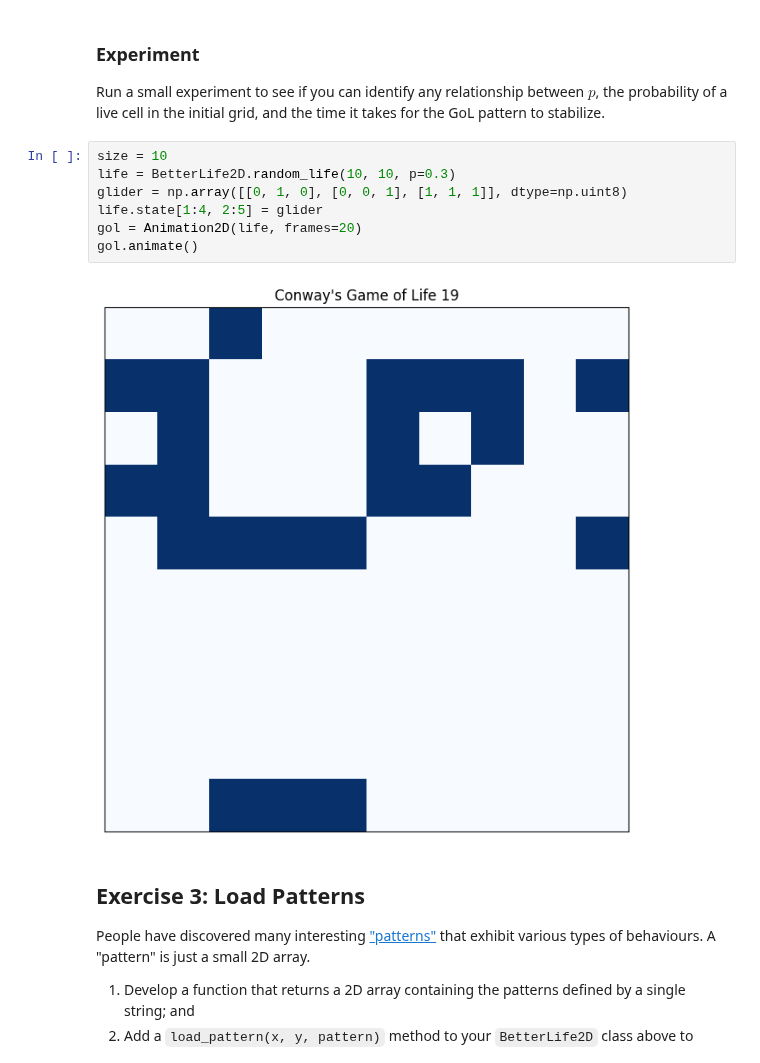
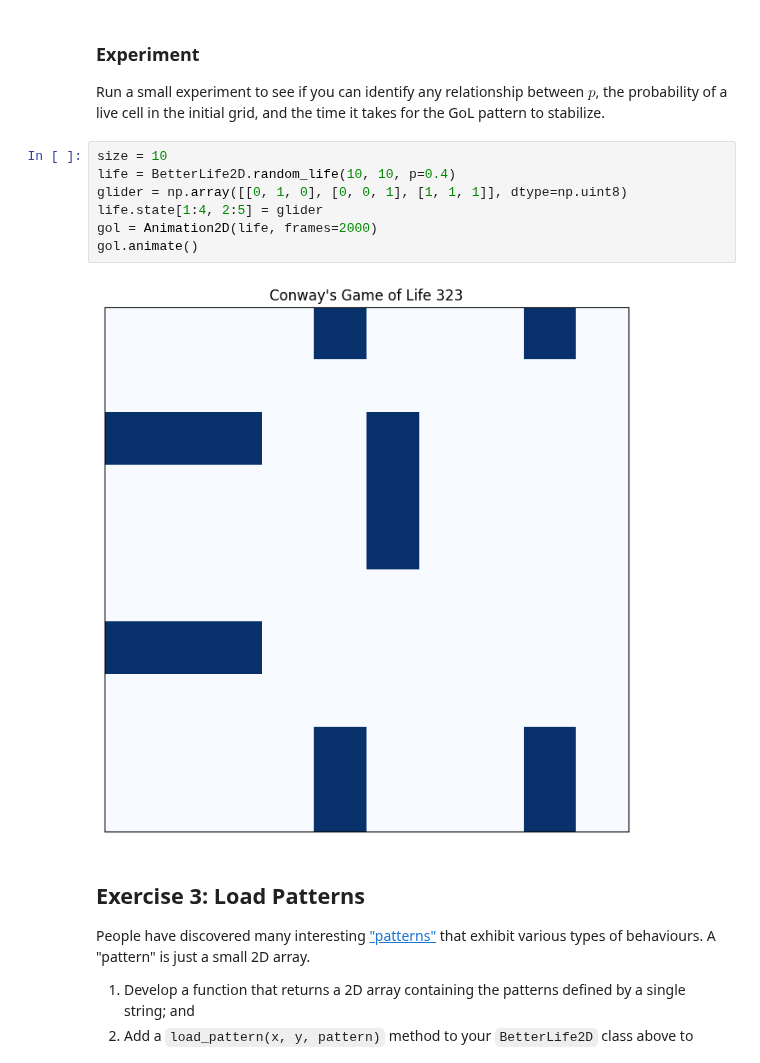
Before and after one commit to arsh20004/comp215, a Jupyter notebook: labs/lab08_GoL.ipynb, the cells around one changed output. Drawn from its saved outputs; the diff is of its cells as text.

```diff
--- a/labs/lab08_GoL.ipynb
+++ b/labs/lab08_GoL.ipynb
@@ -202,13 +202,13 @@ class BetterLife2D(Life2D):
 Run a small experiment to see if you can identify any relationship between $p$, the probability of a live cell in the initial grid, and the time it takes for the GoL pattern to stabilize.
 # %%
 size = 10
-life = BetterLife2D.random_life(10, 10, p=0.3)
+life = BetterLife2D.random_life(10, 10, p=0.4)
 glider = np.array([[0, 1, 0], [0, 0, 1], [1, 1, 1]], dtype=np.uint8)
 life.state[1:4, 2:5] = glider
-gol = Animation2D(life, frames=20)
+gol = Animation2D(life, frames=2000)
 gol.animate()
 # %% [output]
-[figure, old version]
+[figure, new version]
 # %% [markdown]
 ## Exercise 3: Load Patterns
 People have discovered many interesting ["patterns"](https://conwaylife.com/wiki/Category:Patterns) that exhibit various types of behaviours.
```
Also changed, not shown: parts of 1 cell of this notebook.
